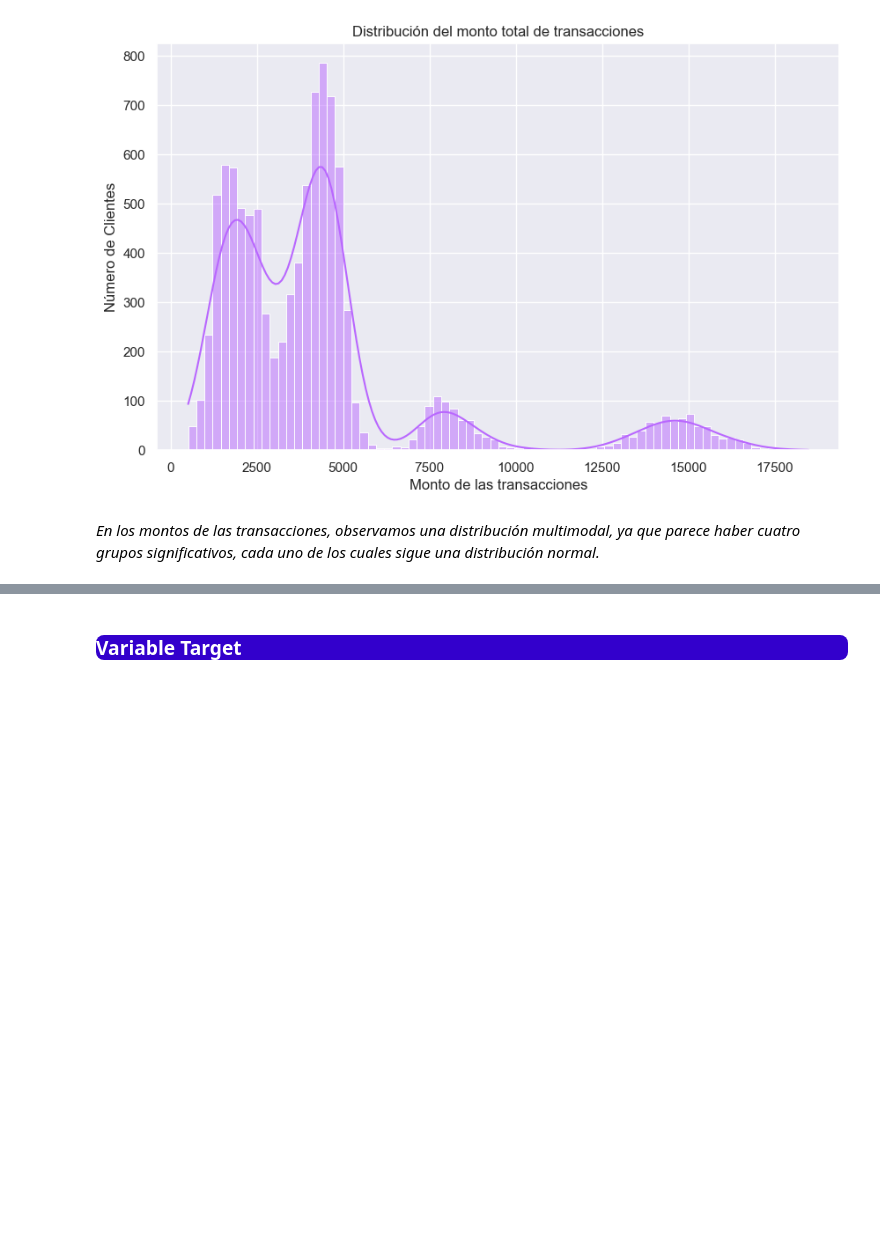
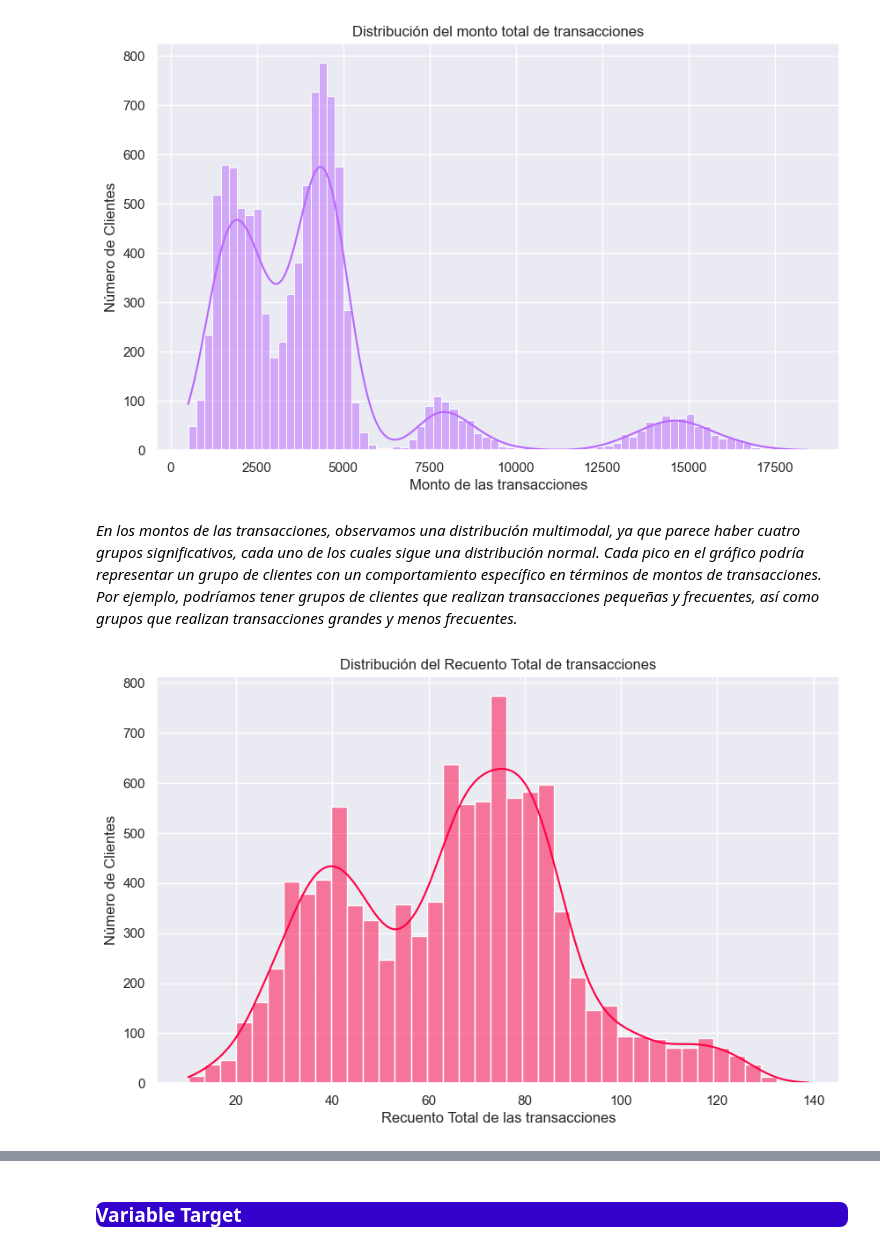
Before and after one commit to ApocalypseScrambler/datascience2, a Jupyter notebook: Data_StoryTelling_Insights - Reyes Luis - 46270.ipynb, the cells around one changed output, grey strips where cells are left out. Cells and saved outputs as stored; diff of their text form; code cells hidden in the pictures; blank space fills up the shorter version.

```diff
--- a/Data_StoryTelling_Insights - Reyes Luis - 46270.ipynb
+++ b/Data_StoryTelling_Insights - Reyes Luis - 46270.ipynb
@@ -668,4 +679,16 @@ plt.show()
 # %% [output]
 [figure]
 # %% [markdown]
-*En los montos de las transacciones, observamos una distribución multimodal, ya que parece haber cuatro grupos significativos, cada uno de los cuales sigue una distribución normal.*
+*En los montos de las transacciones, observamos una distribución multimodal, ya que parece haber cuatro grupos significativos, cada uno de los cuales sigue una distribución normal.
+Cada pico en el gráfico podría representar un grupo de clientes con un comportamiento específico en términos de montos de transacciones. Por ejemplo, podríamos tener grupos de clientes que realizan transacciones pequeñas y frecuentes, así como grupos que realizan transacciones grandes y menos frecuentes.*
+# %%
+#Ahora la distribución del Total_Trans_Ct
+plt.figure(figsize=(10, 6))
+sns.histplot(data=df, x="Total_Trans_Ct", kde=True, color="#ff0044")
+plt.title("Distribución del Recuento Total de transacciones")
+plt.xlabel("Recuento Total de las transacciones")
+plt.ylabel("Número de Clientes")
+
+plt.show()
+# %% [output]
+[figure, added]
```
Also changed, not shown: parts of 8 cells of this notebook.
